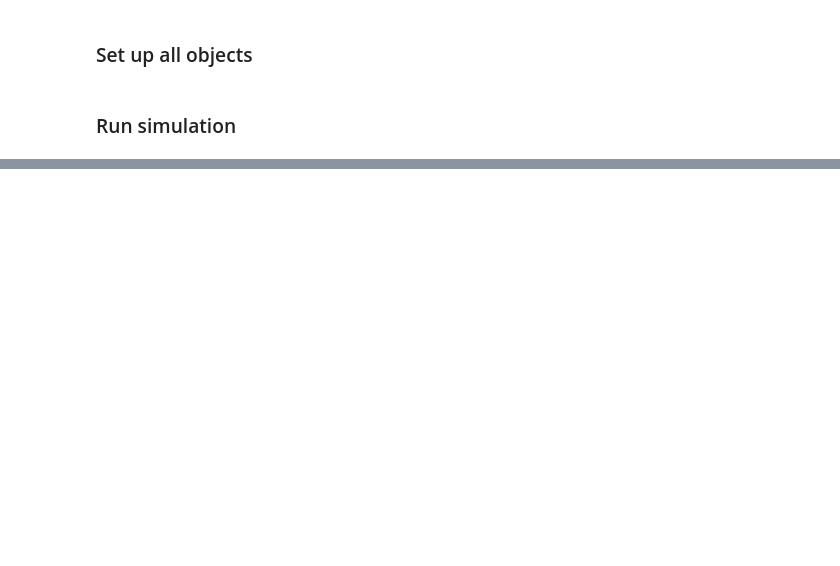
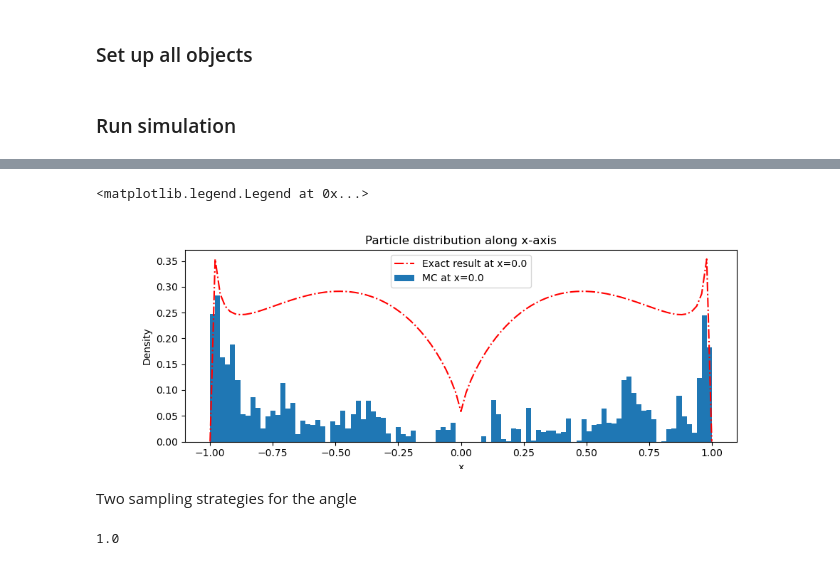
Before and after one commit to KlaasWillems/electronTransportCode, a Jupyter notebook: numericalExperiments/lineSource/LineSourceTest.ipynb, the cells around one changed output, grey strips where cells are left out. Drawn from its saved outputs; the diff is of its cells as text; code cells hidden in the pictures; blank space fills up the shorter version.

```diff
--- a/numericalExperiments/lineSource/LineSourceTest.ipynb
+++ b/numericalExperiments/lineSource/LineSourceTest.ipynb
@@ -29,14 +29,15 @@ SEED: int = 4  # Random number generator seed
 lineSourceSim = LineSourceSimulation(minEnergy=0, eSource=eSource, rngSeed=SEED)
 
 # Set up simulation domain
-xmin = -1.5; xmax = 1.5
-simDomain = SimulationDomain(xmin, xmax, xmin, xmax, 200, 200)
+xmin = -1.0; xmax = 1.0; xbins = 100
+simDomain = SimulationDomain(xmin, xmax, xmin, xmax, xbins, xbins, material=unitDensityMaterial)
 
 # Set up dose estimator
-fluenceEstimator = FluenceEstimator(simDomain=simDomain, Emin=0.0, Emax=eSource, Ebins=20)
+Ebins = 10
+fluenceEstimator = FluenceEstimator(simDomain=simDomain, Emin=0.0, Emax=eSource, Ebins=Ebins)
 
 # Set up particle
-particle = SimplifiedEGSnrcElectron(generator=SEED)  # rng is later overridden by simulation object
+particle = LineSourceParticle(generator=SEED)  # rng is later overridden by simulation object
 
 # Set up particle tracer
 particleTracer = AnalogParticleTracer(particle=particle, simOptions=lineSourceSim, simDomain=simDomain)
@@ -50,0 +121,26 @@ IndexError: index 20 is out of bounds for axis 0 with size 20
+# %%
+# End particle distribution along x-axis
+ybin1Index = int((xbins)/2)
+
+ybin1down = np.round(simDomain.yrange[ybin1Index], roundDigits)
+ybin1up = np.round(simDomain.yrange[ybin1Index+1], roundDigits)
+
+xFinalFluence = finalFluence[ybin1Index, :]
+fig, ax1 = plt.subplots(figsize=(10, 3.5))
+ax1.set_title('Particle distribution along x-axis')
+
+dxMC = simDomain.xrange[1]-simDomain.xrange[0]
+ax1.bar(simDomain.xrange[:-1], xFinalFluence, align='edge', width=dxMC, label=f'MC at x={np.round(simDomain.xrange[ybin1Index], roundDigits)}')
+ax1.plot(xs, res[xSolIndex], '-.r', label=f'Exact result at x={np.round(xs[xSolIndex], roundDigits)}')
+ax1.set_xlabel('x')
+ax1.set_ylabel('Density')
+ax1.legend()
+# %% [output]
+<matplotlib.legend.Legend at 0x...>
+[figure, added]
+# %% [markdown]
+Two sampling strategies for the angle
+# %%
+sum(xFinalFluence/(xFinalFluence.sum()))
+# %% [output]
+1.0
```
Also changed, not shown: parts of 5 cells of this notebook, 6 other files.
